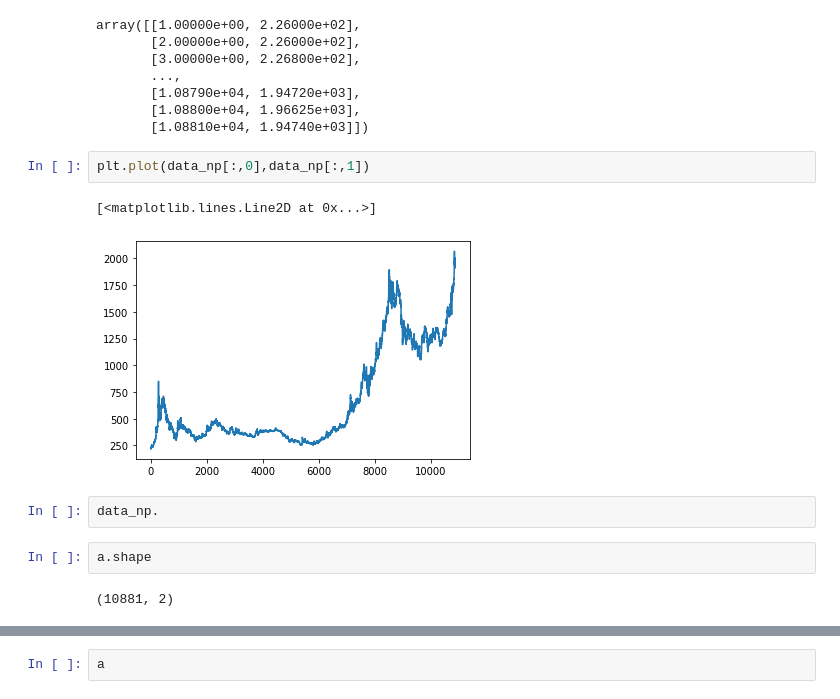
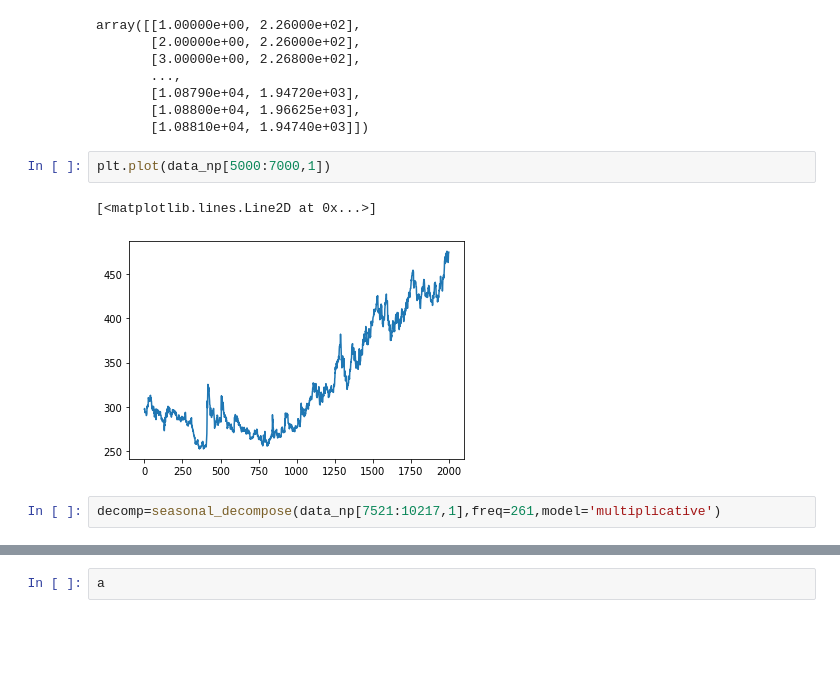
Before and after one commit to venkat2ram/Keras-and-Tensorflow, a Jupyter notebook: Gold_price_Tme_Series.ipynb, the cells around one changed output, grey strips where cells are left out. Drawn from its saved outputs; the diff is of its cells as text; blank space fills up the shorter version.

```diff
--- a/Gold_price_Tme_Series.ipynb
+++ b/Gold_price_Tme_Series.ipynb
@@ -30,13 +32,9 @@ array([[1.00000e+00, 2.26000e+02],
        [1.08800e+04, 1.96625e+03],
        [1.08810e+04, 1.94740e+03]])
 # %%
-plt.plot(data_np[:,0],data_np[:,1])
+plt.plot(data_np[5000:7000,1])
 # %% [output]
 [<matplotlib.lines.Line2D at 0x...>]
-[figure, old version]
+[figure, new version]
-# %%
-data_np.
-# %%
-a.shape
-# %% [output]
-(10881, 2)
+# %%
+decomp=seasonal_decompose(data_np[7521:10217,1],freq=261,model='multiplicative')
```
Also changed, not shown: parts of 4 cells of this notebook.
